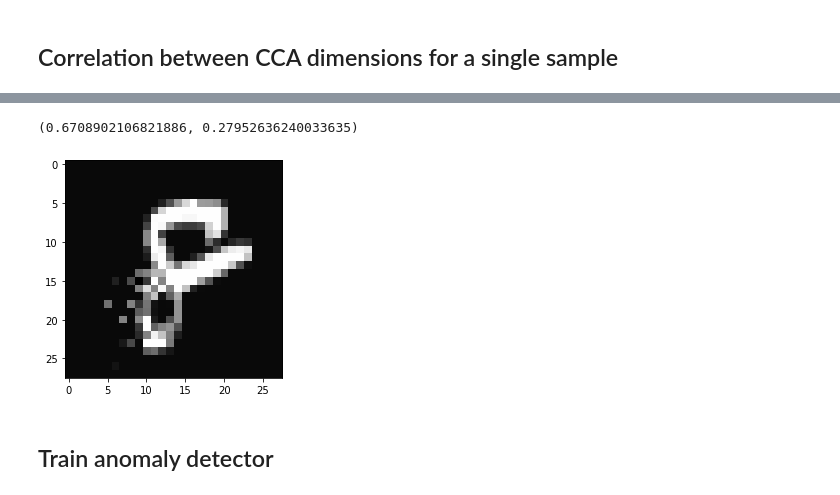
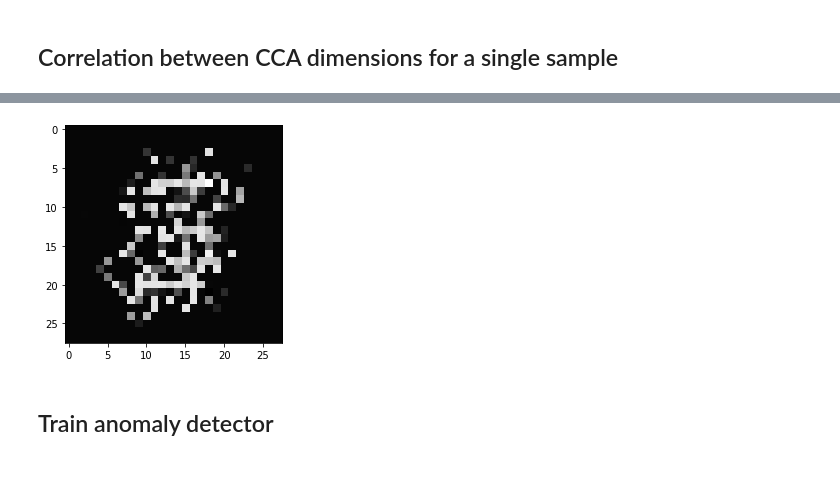
Before and after one commit to chalkywoods/robust-mm, a Jupyter notebook: mm-mnist.ipynb, the cells around one changed output, grey strips where cells are left out. Saved outputs shown, nothing was run; the diff lists cells and outputs as text; code cells hidden in the pictures.

```diff
--- a/mm-mnist.ipynb
+++ b/mm-mnist.ipynb
@@ -49,12 +50,15 @@ classifier = utils.mm_mnist.MM_Classifier(4, (1,14,14), dropout=0.2, moddrop=0,
 criterion = nn.CrossEntropyLoss()
+# %%
+#CNN
+classifier = utils.mm_mnist.MM_Classifier(4, (1,14,14), dropout=0.2, moddrop=0.1, head_type='cnn')
+criterion = nn.CrossEntropyLoss()
 # %%
 classifier.train()
 
-epochs = 60
+epochs = 80
 lr=1e-4
 optimiser = torch.optim.Adam(classifier.parameters(), lr=lr, betas=(0.9, 0.999), eps=1e-08, weight_decay=1e-5, amsgrad=False)
 
-criterion = nn.CrossEntropyLoss()
 losses = []
 with tqdm.auto.tqdm(total=epochs) as pbar:
     for epoch in range(epochs):
@@ -190,7 +196,3 @@ plt.show()
-# %%
-clean_corr
-# %% [output]
-(0.6708902106821886, 0.27952636240033635)
 # %%
 def show(image):
     full_image = np.zeros((28,28))
@@ -199,10 +201,14 @@ def show(image):
     full_image[14:,0:14] = image[2]
     full_image[14:,14:] = image[3]
     plt.imshow(full_image, cmap='gray')
-# %%
-show([mod[0,:,:] for mod in corrupted])
-# %% [output]
-[figure, removed]
+# %%
+for data, label in dl_test_ad:
+    samples = data
+# %%
+show_noise = lambda data, modality: noise_gen.add_noise(data, snr=0, modality=modality) # noise and image weighted equally
+show(show_noise([mod[4,:,:] for mod in samples], modality=[0,1,2,3]))
+# %% [output]
+[figure, added]
 # %% [markdown]
 ## Train anomaly detector
 # %%
```
Also changed, not shown: parts of 53 cells of this notebook, 8 other files.
